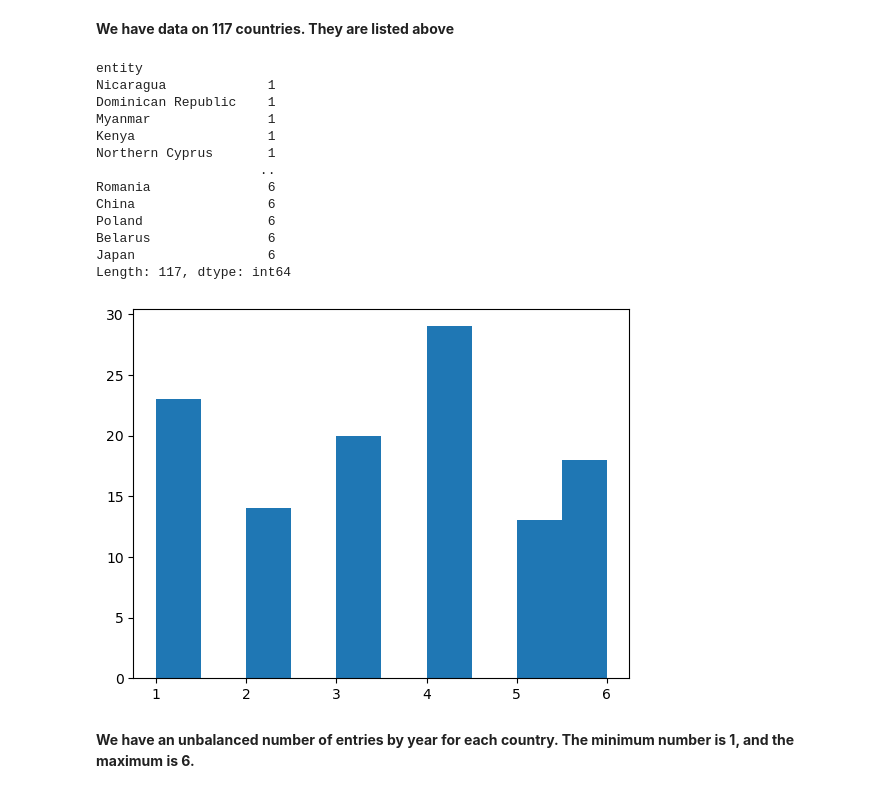
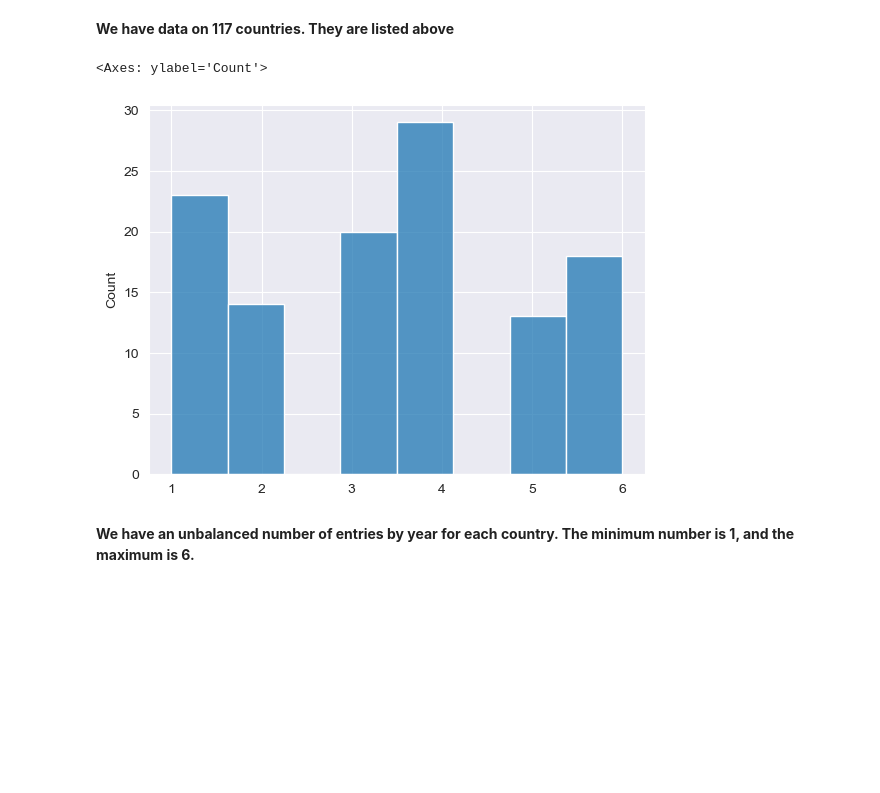
Before and after one commit to fedirmel234-beep/vizualization-of-data-projects-religions-uk, a Jupyter notebook: Desktop/EDA_files/EDA_importance.ipynb, the cells around one changed output. Saved outputs shown, nothing was run; the diff lists cells and outputs as text; code cells hidden in the pictures; blank space fills up the shorter version.

```diff
--- a/Desktop/EDA_files/EDA_importance.ipynb
+++ b/Desktop/EDA_files/EDA_importance.ipynb
@@ -1,6 +1,9 @@
 # %%
 import pandas as pd
+
 from matplotlib import pyplot as plt
+import seaborn as sns
+sns.set_style('darkgrid')
 # %% [markdown]
 # Data on the importance of religion in the lives of people in a particular country
 # %%
@@ -58,12 +70,12 @@ importance.describe()
 # %% [markdown]
 **There are no values greater than 100% or less than zero anywhere. Everything is fine.**
 # %%
-importance['total'] = (importance[['very_important_in_life_religion',
-                                 'rather_important_in_life_religion',
-                                 'not_very_important_in_life_religion',
-                                 'notatall_important_in_life_religion',
-                                 'dont_know_important_in_life_religion',
-                                 'no_answer_important_in_life_religion']]
+importance['total'] = (importance[['very',
+                                 'rather',
+                                 'not_very',
+                                 'notatall',
+                                 'dont_know',
+                                 'no_answer']]
                        .sum(axis=1))
 
 print(importance['total'].min())
@@ -99,25 +111,10 @@ array(['Albania', 'Algeria', 'Andorra', 'Argentina', 'Armenia',
 **We have data on 117 countries. They are listed above**
 # %%
 entries_by_year = importance.groupby('entity').size().sort_values()
-entries_by_year
+
+sns.histplot(entries_by_year)
 # %% [output]
-entity
-Nicaragua             1
-Dominican Republic    1
-Myanmar               1
-Kenya                 1
-Northern Cyprus       1
-                     ..
-Romania               6
-China                 6
-Poland                6
-Belarus               6
-Japan                 6
-Length: 117, dtype: int64
+<Axes: ylabel='Count'>
+[figure, added]
-# %%
-plt.hist(entries_by_year)
-plt.show()
-# %% [output]
-[figure, removed]
 # %% [markdown]
 **We have an unbalanced number of entries by year for each country. The minimum number is 1, and the maximum is 6.**
```
Also changed, not shown: parts of 19 cells of this notebook.
